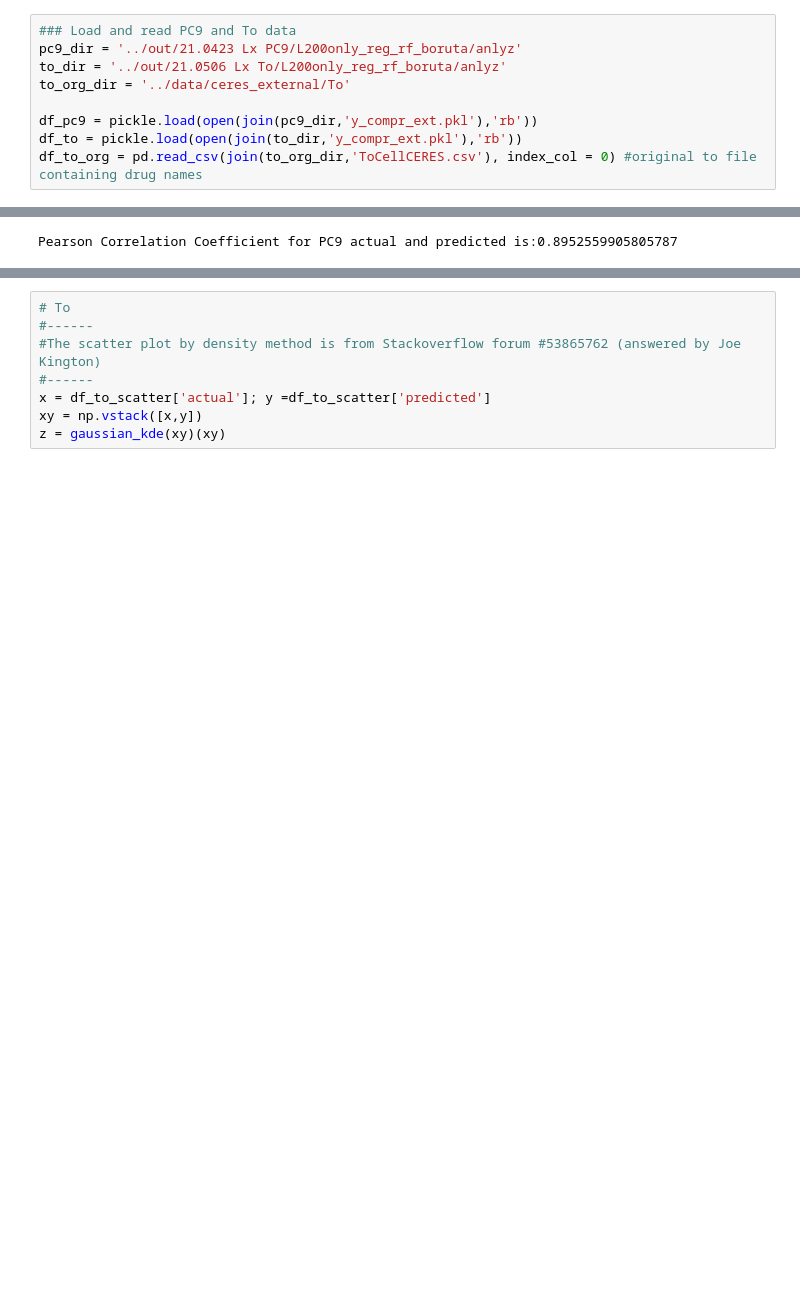
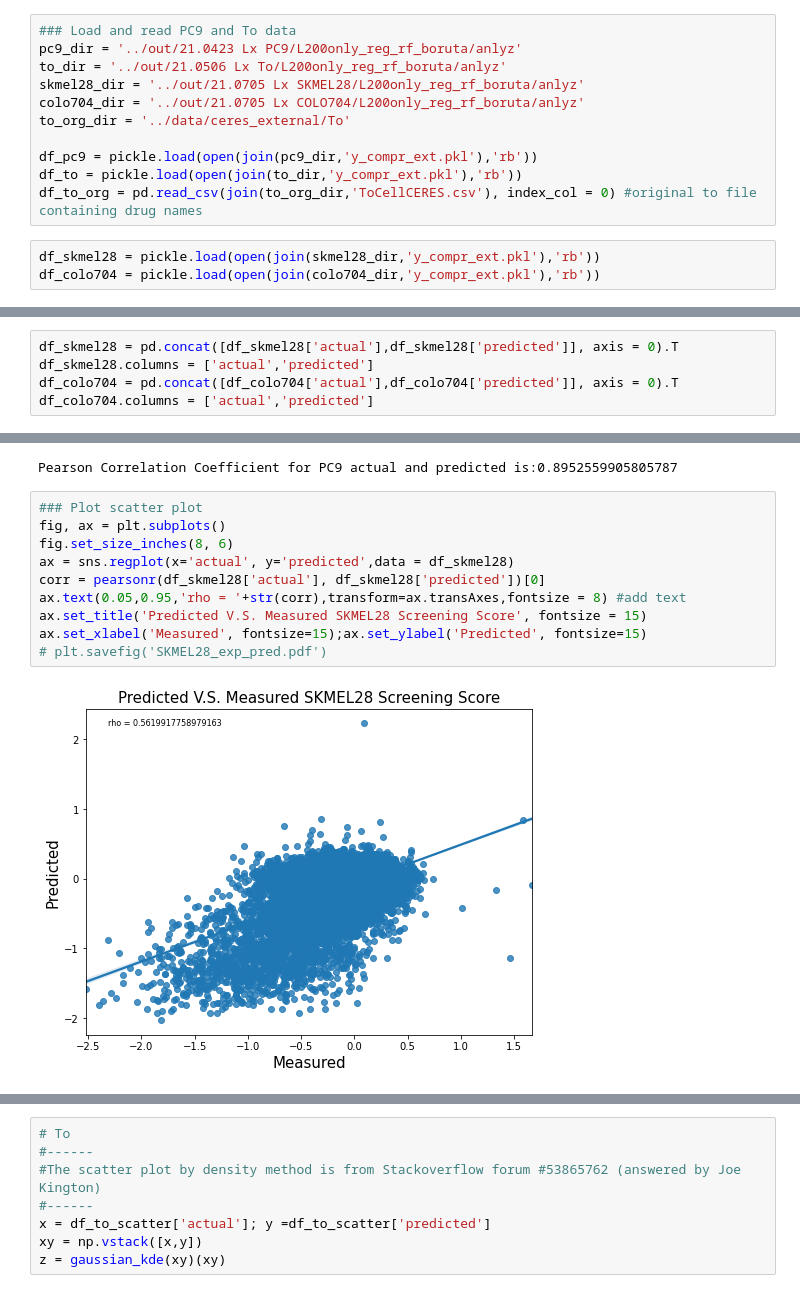
Before and after one commit to pritchardlabatpsu/cga_app, a Jupyter notebook: notebooks/R9-external_corr_venn_plot-YR.ipynb, the cells around one changed output, grey strips where cells are left out. Drawn from its saved outputs; the diff is of its cells as text; blank space fills up the shorter version.

Commit message:
add SKMEK28 and COLO704 prediction

```diff
--- a/notebooks/R9-external_corr_venn_plot-YR.ipynb
+++ b/notebooks/R9-external_corr_venn_plot-YR.ipynb
@@ -14,11 +14,16 @@ from scipy.stats import gaussian_kde
 ### Load and read PC9 and To data
 pc9_dir = '../out/21.0423 Lx PC9/L200only_reg_rf_boruta/anlyz'
 to_dir = '../out/21.0506 Lx To/L200only_reg_rf_boruta/anlyz'
+skmel28_dir = '../out/21.0705 Lx SKMEL28/L200only_reg_rf_boruta/anlyz'
+colo704_dir = '../out/21.0705 Lx COLO704/L200only_reg_rf_boruta/anlyz'
 to_org_dir = '../data/ceres_external/To'
 
 df_pc9 = pickle.load(open(join(pc9_dir,'y_compr_ext.pkl'),'rb'))
 df_to = pickle.load(open(join(to_dir,'y_compr_ext.pkl'),'rb'))
 df_to_org = pd.read_csv(join(to_org_dir,'ToCellCERES.csv'), index_col = 0) #original to file containing drug names
+# %%
+df_skmel28 = pickle.load(open(join(skmel28_dir,'y_compr_ext.pkl'),'rb'))
+df_colo704 = pickle.load(open(join(colo704_dir,'y_compr_ext.pkl'),'rb'))
 # %%
 ### Format data for plotting
 #PC9
@@ -37,6 +42,11 @@ df_to_venn['actual'] = df_to['actual'].drop(0).T;df_to_venn['predicted'] = df_to
 df_to_venn['actual'].columns = ['actual_'+ drug for drug in df_to_org.columns[1:]]
 df_to_venn['predicted'].columns = ['predicted_'+ drug for drug in df_to_org.columns[1:]]
 df_to_venn = pd.concat([df_to_venn['actual'],df_to_venn['predicted']], axis = 1)
+# %%
+df_skmel28 = pd.concat([df_skmel28['actual'],df_skmel28['predicted']], axis = 0).T
+df_skmel28.columns = ['actual','predicted']
+df_colo704 = pd.concat([df_colo704['actual'],df_colo704['predicted']], axis = 0).T
+df_colo704.columns = ['actual','predicted']
 # %% [markdown]
 ***
 ### Scatter plot
@@ -58,3 +68,15 @@ Text(0, 0.5, 'Predicted')
 print(f'Pearson Correlation Coefficient for PC9 actual and predicted is:{corr}')
 # %% [output]
 Pearson Correlation Coefficient for PC9 actual and predicted is:0.8952559905805787
+# %%
+### Plot scatter plot
+fig, ax = plt.subplots()
+fig.set_size_inches(8, 6)
+ax = sns.regplot(x='actual', y='predicted',data = df_skmel28)
+corr = pearsonr(df_skmel28['actual'], df_skmel28['predicted'])[0]
+ax.text(0.05,0.95,'rho = '+str(corr),transform=ax.transAxes,fontsize = 8) #add text
+ax.set_title('Predicted V.S. Measured SKMEL28 Screening Score', fontsize = 15)
+ax.set_xlabel('Measured', fontsize=15);ax.set_ylabel('Predicted', fontsize=15)
+# plt.savefig('SKMEL28_exp_pred.pdf')
+# %% [output]
+[figure, added]
```
Also changed, not shown: parts of 1 cell of this notebook, 6 other files.
